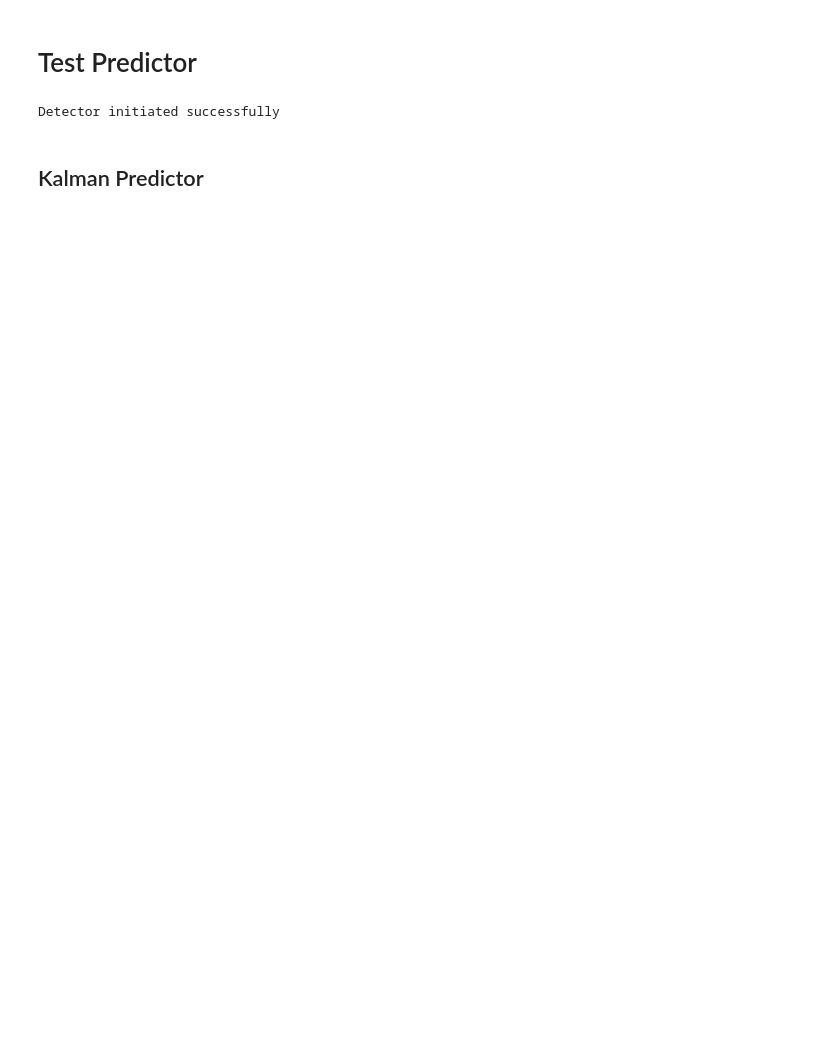
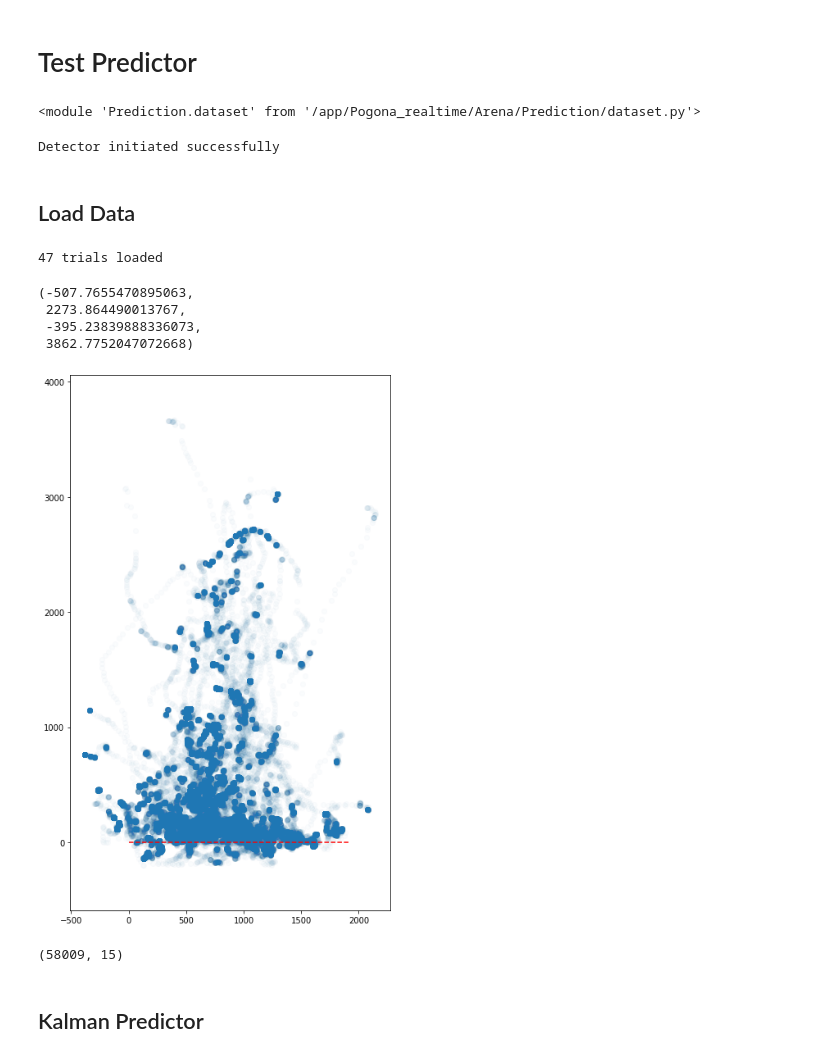
Before and after one commit to regevti/Pogona_Pursuit, a Jupyter notebook: Arena/predictor.ipynb, the cells around one changed output. Cells and saved outputs as stored; diff of their text form; code cells hidden in the pictures; blank space fills up the shorter version.

```diff
--- a/Arena/predictor.ipynb
+++ b/Arena/predictor.ipynb
@@ -17,4 +26,32 @@ from tqdm.auto import tqdm
+# %%
+imp.reload(dataset)
+imp.reload(train_eval)
+imp.reload(lstm)
+imp.reload(seq2seq_predict)
+imp.reload(predictor)
+imp.reload(visualize)
+#imp.reload(detector)
+imp.reload(dataset)
+# %% [output]
+<module 'Prediction.dataset' from '/app/Pogona_realtime/Arena/Prediction/dataset.py'>
 # %%
 det = detector.Detector_v4()
 # %% [output]
 Detector initiated successfully
+# %% [markdown]
+## Load Data
+# %%
+all_df = dataset.collect_data(data_sources={'detections': True, 'timestamps': True, 'dlc': False, 'touches': True})
+# %% [output]
+47 trials loaded
+# %%
+plt.figure(figsize=(7,12))
+plt.scatter(all_df.x2,all_df.y2,alpha=0.02)
+plt.plot(np.linspace(0,1920,num=10),np.zeros(10),color='r',linestyle='--')
+plt.axis('equal')
+# %% [output]
+(-507.7655470895063,
+ 2273.864490013767,
+ -395.23839888336073,
+ 3862.7752047072668)
+[figure, added]
@@ -20,0 +60,4 @@ Detector initiated successfully
+# %%
+all_df[feeding_mask].shape
+# %% [output]
+(58009, 15)
```
Also changed, not shown: parts of 81 cells of this notebook, 16 other files.
